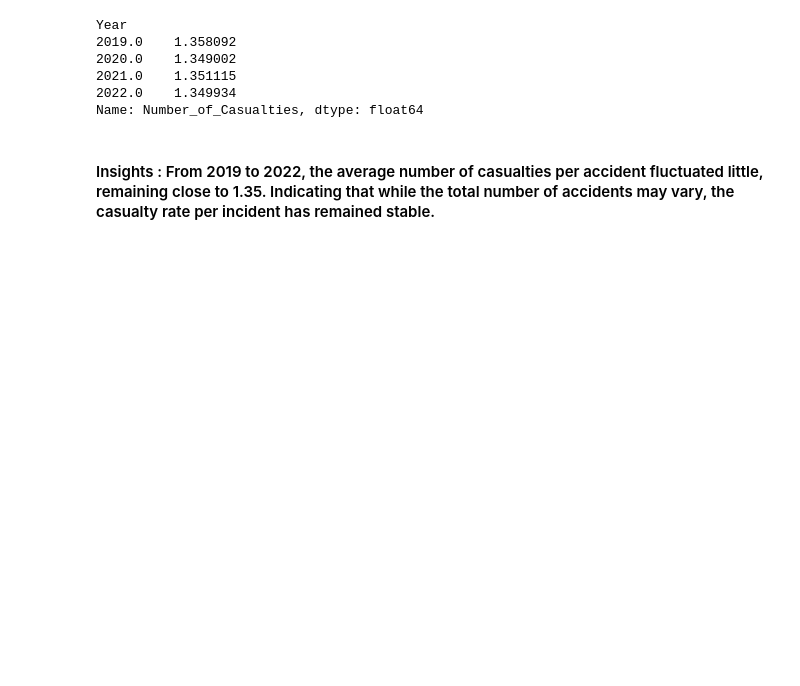
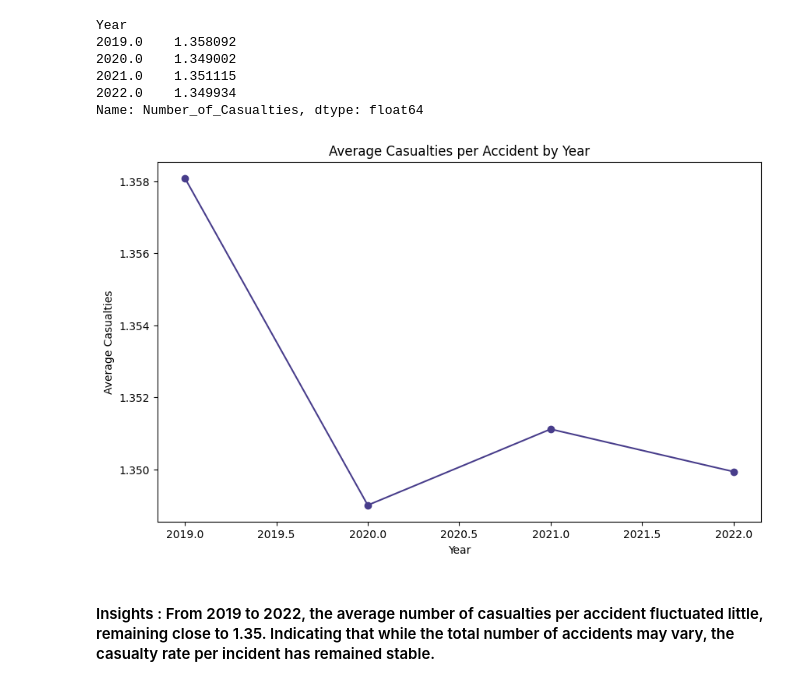
Before and after one commit to elyme-12/ELEC303-BARLAN, a Jupyter notebook: Activity_2.ipynb, the cells around one changed output. Drawn from its saved outputs; the diff is of its cells as text; code cells hidden in the pictures; blank space fills up the shorter version.

```diff
--- a/Activity_2.ipynb
+++ b/Activity_2.ipynb
@@ -644,6 +644,16 @@ Year
 2021.0    1.351115
 2022.0    1.349934
 Name: Number_of_Casualties, dtype: float64
+# %%
+accidents['Year'] = pd.to_datetime(accidents['Accident Date']).dt.year
+
+accidents.groupby('Year')['Number_of_Casualties'].mean().plot( kind='line', marker='o',color = 'darkslateblue', figsize=(6,4))
+plt.title('Average Casualties per Accident by Year')
+plt.ylabel('Average Casualties')
+plt.gcf().set_size_inches(10, 6)
+plt.show()
+# %% [output]
+[figure, added]
 # %% [markdown]
 <h4>Insights : From 2019 to 2022, the average number of casualties per accident fluctuated little, remaining close to 1.35. Indicating that while the total number of accidents may vary, the casualty rate per incident has remained stable. </h4>
 # %% [markdown]
```
Also changed, not shown: parts of 9 cells of this notebook.
